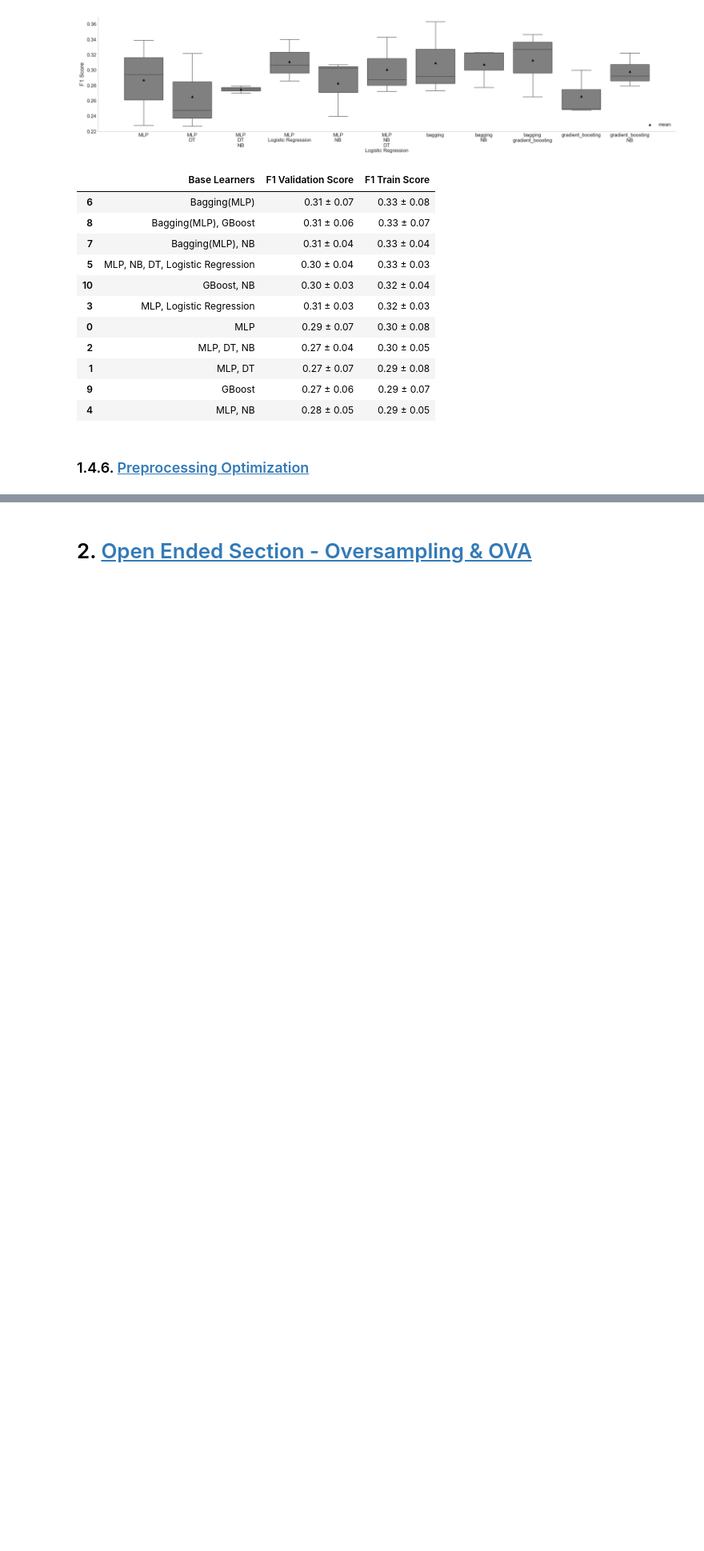
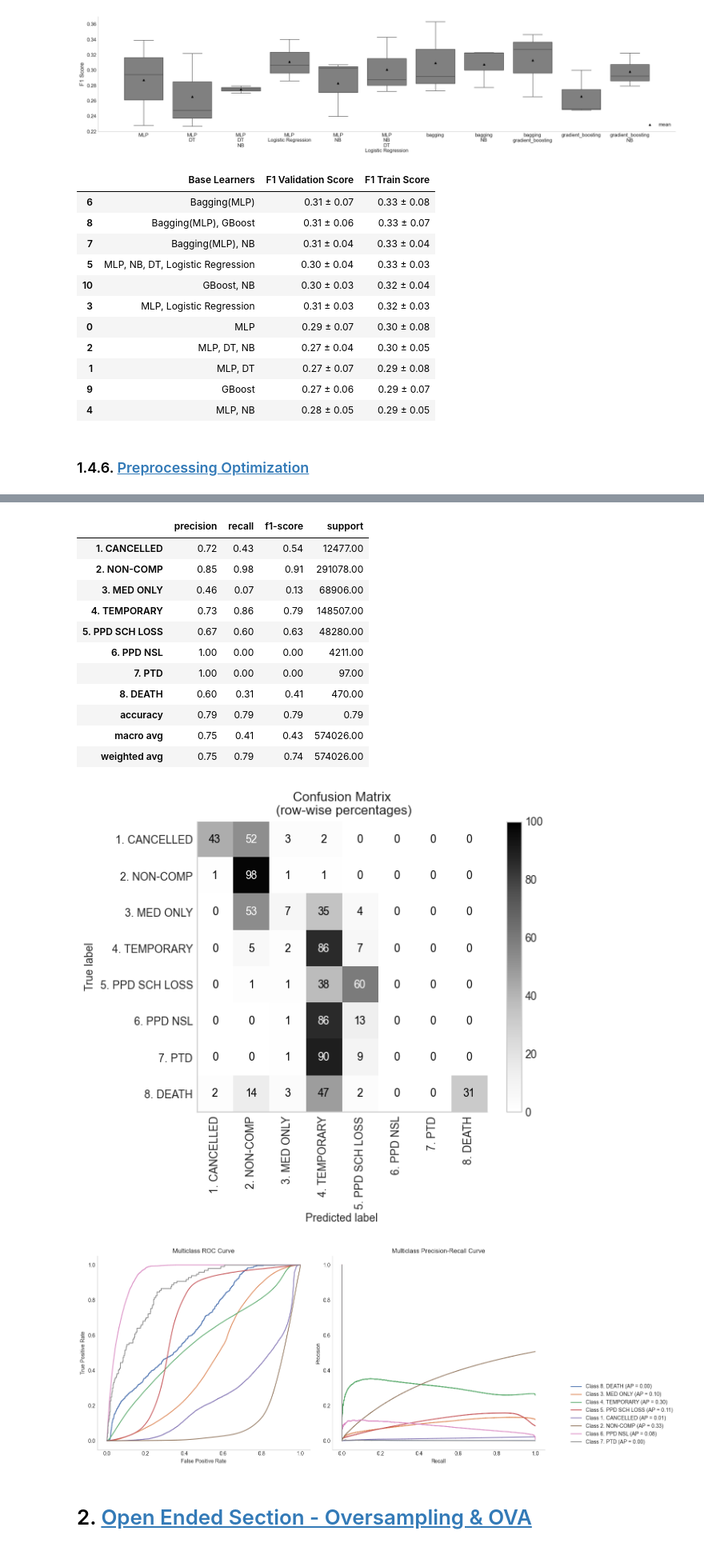
Before and after one commit to DiogoPF/Multiclass_Classification-WCB, a Jupyter notebook: Pipeline_diogo.ipynb, the cells around one changed output, grey strips where cells are left out. Shown at 80% size. Drawn from its saved outputs; the diff is of its cells as text; code cells hidden in the pictures; blank space fills up the shorter version.

```diff
--- a/Pipeline_diogo.ipynb
+++ b/Pipeline_diogo.ipynb
@@ -328,7 +328,6 @@ def analyse_best_model(gs):
     ax.set_xlabel("False Positive Rate")
     ax.set_ylabel("True Positive Rate")
     ax.set_title("Multiclass ROC Curve")
-    ax.legend(loc="lower left", bbox_to_anchor=(1.1, 0.0))
 
     # Precision-Recall Curve
     ax = axes[1]
@@ -1175,12 +1174,12 @@ class Binary_Feature_Engineering(BaseEstimator, TransformerMixin):
 # %%
 class CatEncoder(BaseEstimator, TransformerMixin):
     """
-    A transformer that applies Count Encoding (normalized or not) or Label Encoding to categorical features.
+    A transformer that applies Count Encoding (normalized or not) or Ordinal Encoding to categorical features.
 
     Parameters:
     ----------
     encoding_strategy : str, optional (default='count')
-        The encoding strategy to use. Options are 'count', 'count_normalized', or 'label'.
+        The encoding strategy to use. Options are 'count', 'count_normalized', or 'ordinal'.
 
     columns : list of str, optional (default=None)
         List of columns to encode. If None, all columns are assumed to be categorical.
@@ -1197,20 +1196,23 @@ class CatEncoder(BaseEstimator, TransformerMixin):
         )
 
         if self.encoding_strategy == "count":
-            self.encoder_ = CountEncoder(cols=self.columns_, return_df=True)
+            self.encoder = CountEncoder(cols=self.columns_, return_df=True)
         elif self.encoding_strategy == "count_normalized":
-            self.encoder_ = CountEncoder(
+            self.encoder = CountEncoder(
                 cols=self.columns_, normalize=True, return_df=True
             )
-        elif self.encoding_strategy == "label":
-            self.encoder_ = {col: LabelEncoder().fit(X[col]) for col in self.columns_}
+        elif self.encoding_strategy == "ordinal":
+            self.encoder = OrdinalEncoder(
+                handle_unknown="use_encoded_value", unknown_value=-1
+            )
+            self.encoder.fit(X[self.columns_])
         else:
             raise ValueError(
-                "Invalid encoding_strategy. Choose 'count', 'count_normalized', or 'label'."
+                "Invalid encoding_strategy. Choose 'count', 'count_normalized', or 'ordinal'."
             )
 
         if self.encoding_strategy in ["count", "count_normalized"]:
-            self.encoder_.fit(X)
+            self.encoder.fit(X)
 
         return self
 
@@ -1218,10 +1220,9 @@ class CatEncoder(BaseEstimator, TransformerMixin):
         X = pd.DataFrame(X).copy()
 
         if self.encoding_strategy in ["count", "count_normalized"]:
-            X_transformed = self.encoder_.transform(X)
-        elif self.encoding_strategy == "label":
-            for col, encoder in self.encoder_.items():
-                X[col] = encoder.transform(X[col])
+            X_transformed = self.encoder.transform(X)
+        elif self.encoding_strategy == "ordinal":
+            X[self.columns_] = self.encoder.transform(X[self.columns_])
             X_transformed = X
 
         return X_transformed
@@ -1229,9 +1230,8 @@ class CatEncoder(BaseEstimator, TransformerMixin):
     def inverse_transform(self, X):
         X = pd.DataFrame(X).copy()
 
-        if self.encoding_strategy == "label":
-            for col, encoder in self.encoder_.items():
-                X[col] = encoder.inverse_transform(X[col])
+        if self.encoding_strategy == "ordinal":
+            X[self.columns_] = self.encoder.inverse_transform(X[self.columns_])
 
         return X
 # %% [markdown]
@@ -2553,7 +2593,7 @@ if run:
             # Cat Encoding
             "preprocessing__column_transformer__cat_pipeline__encoder__encoding_strategy": [
                 "count",
-                "label",
+                "ordinal",
                 "count_normalized",
             ],
         }
@@ -2705,3 +2782,20 @@ preprocessing_opt_df
+# %%
+report, cm, curves = analyse_best_model(pre_processing_opt_gs)
+# %% [output]
+|  | precision | recall | f1-score | support |
+| 1. CANCELLED | 0.72 | 0.43 | 0.54 | 12477.00 |
+| 2. NON-COMP | 0.85 | 0.98 | 0.91 | 291078.00 |
+| 3. MED ONLY | 0.46 | 0.07 | 0.13 | 68906.00 |
+| 4. TEMPORARY | 0.73 | 0.86 | 0.79 | 148507.00 |
+| 5. PPD SCH LOSS | 0.67 | 0.60 | 0.63 | 48280.00 |
+| 6. PPD NSL | 1.00 | 0.00 | 0.00 | 4211.00 |
+| 7. PTD | 1.00 | 0.00 | 0.00 | 97.00 |
+| 8. DEATH | 0.60 | 0.31 | 0.41 | 470.00 |
+| accuracy | 0.79 | 0.79 | 0.79 | 0.79 |
+| macro avg | 0.75 | 0.41 | 0.43 | 574026.00 |
+| weighted avg | 0.75 | 0.79 | 0.74 | 574026.00 |
+[figure, added]
+[figure, added]
 # %% [markdown]
 # 2. <a id='toc2_'></a>[Open Ended Section - Oversampling & OVA](#toc0_)
 # %%
```
Also changed, not shown: parts of 12 cells of this notebook, 10 other files.
